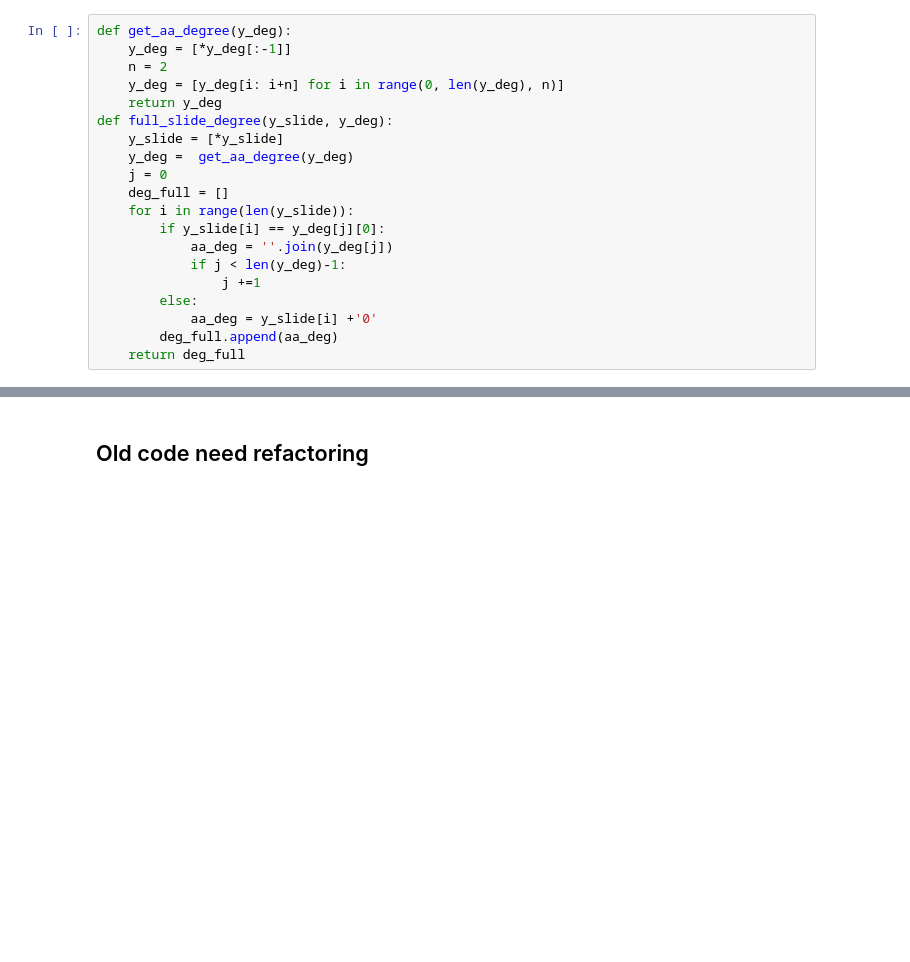
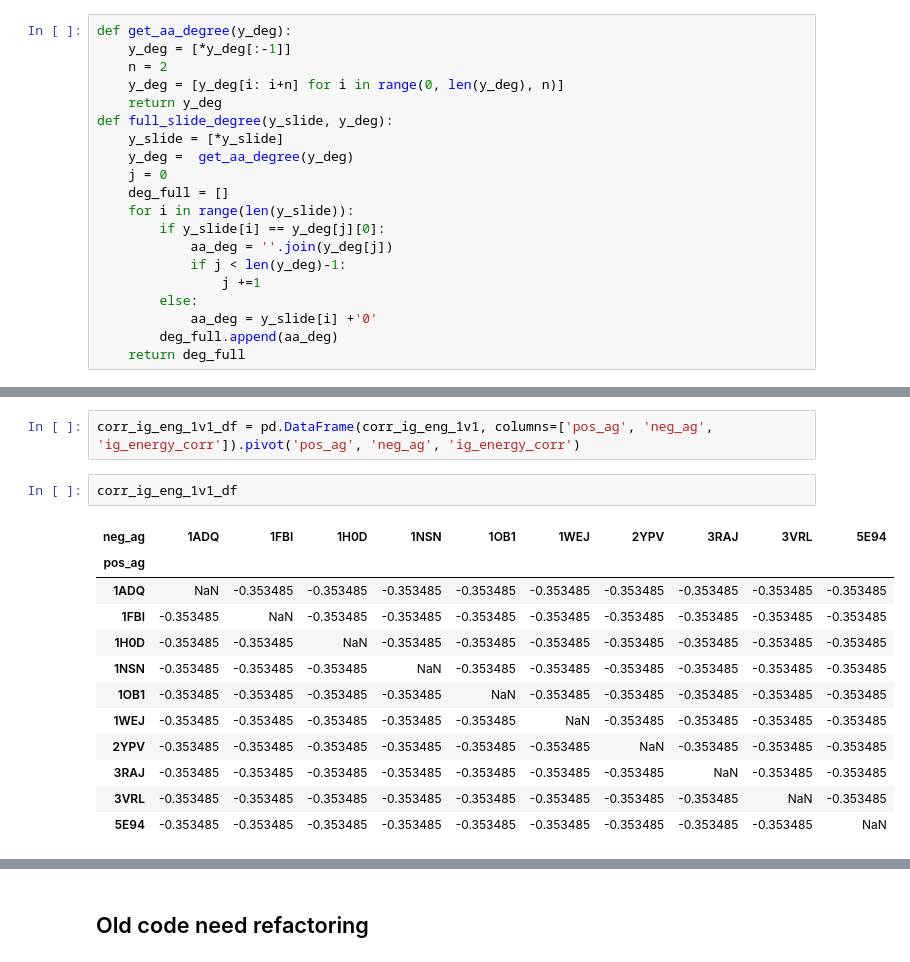
Before and after one commit to csi-greifflab/negative-class-optimization, a Jupyter notebook: notebooks/explore_mutated.ipynb, the cells around one changed output, grey strips where cells are left out. Saved outputs shown, nothing was run; the diff lists cells and outputs as text; blank space fills up the shorter version.

```diff
--- a/notebooks/explore_mutated.ipynb
+++ b/notebooks/explore_mutated.ipynb
@@ -241,0 +363,17 @@ single_mut_plot(mut_1nsn_igs[mut_1nsn_igs['degree wt'] >=0], task, 'mut_1nsn_loo
+# %%
+corr_ig_eng_1v1_df = pd.DataFrame(corr_ig_eng_1v1, columns=['pos_ag', 'neg_ag', 'ig_energy_corr']).pivot('pos_ag', 'neg_ag', 'ig_energy_corr')
+# %%
+corr_ig_eng_1v1_df
+# %% [output]
+| neg_ag | 1ADQ | 1FBI | 1H0D | 1NSN | 1OB1 | 1WEJ | 2YPV | 3RAJ | 3VRL | 5E94 |
+| pos_ag |  |  |  |  |  |  |  |  |  |  |
+| 1ADQ | NaN | -0.353485 | -0.353485 | -0.353485 | -0.353485 | -0.353485 | -0.353485 | -0.353485 | -0.353485 | -0.353485 |
+| 1FBI | -0.353485 | NaN | -0.353485 | -0.353485 | -0.353485 | -0.353485 | -0.353485 | -0.353485 | -0.353485 | -0.353485 |
+| 1H0D | -0.353485 | -0.353485 | NaN | -0.353485 | -0.353485 | -0.353485 | -0.353485 | -0.353485 | -0.353485 | -0.353485 |
+| 1NSN | -0.353485 | -0.353485 | -0.353485 | NaN | -0.353485 | -0.353485 | -0.353485 | -0.353485 | -0.353485 | -0.353485 |
+| 1OB1 | -0.353485 | -0.353485 | -0.353485 | -0.353485 | NaN | -0.353485 | -0.353485 | -0.353485 | -0.353485 | -0.353485 |
+| 1WEJ | -0.353485 | -0.353485 | -0.353485 | -0.353485 | -0.353485 | NaN | -0.353485 | -0.353485 | -0.353485 | -0.353485 |
+| 2YPV | -0.353485 | -0.353485 | -0.353485 | -0.353485 | -0.353485 | -0.353485 | NaN | -0.353485 | -0.353485 | -0.353485 |
+| 3RAJ | -0.353485 | -0.353485 | -0.353485 | -0.353485 | -0.353485 | -0.353485 | -0.353485 | NaN | -0.353485 | -0.353485 |
+| 3VRL | -0.353485 | -0.353485 | -0.353485 | -0.353485 | -0.353485 | -0.353485 | -0.353485 | -0.353485 | NaN | -0.353485 |
+| 5E94 | -0.353485 | -0.353485 | -0.353485 | -0.353485 | -0.353485 | -0.353485 | -0.353485 | -0.353485 | -0.353485 | NaN |
```
Also changed, not shown: parts of 44 cells of this notebook, 2 other files.
